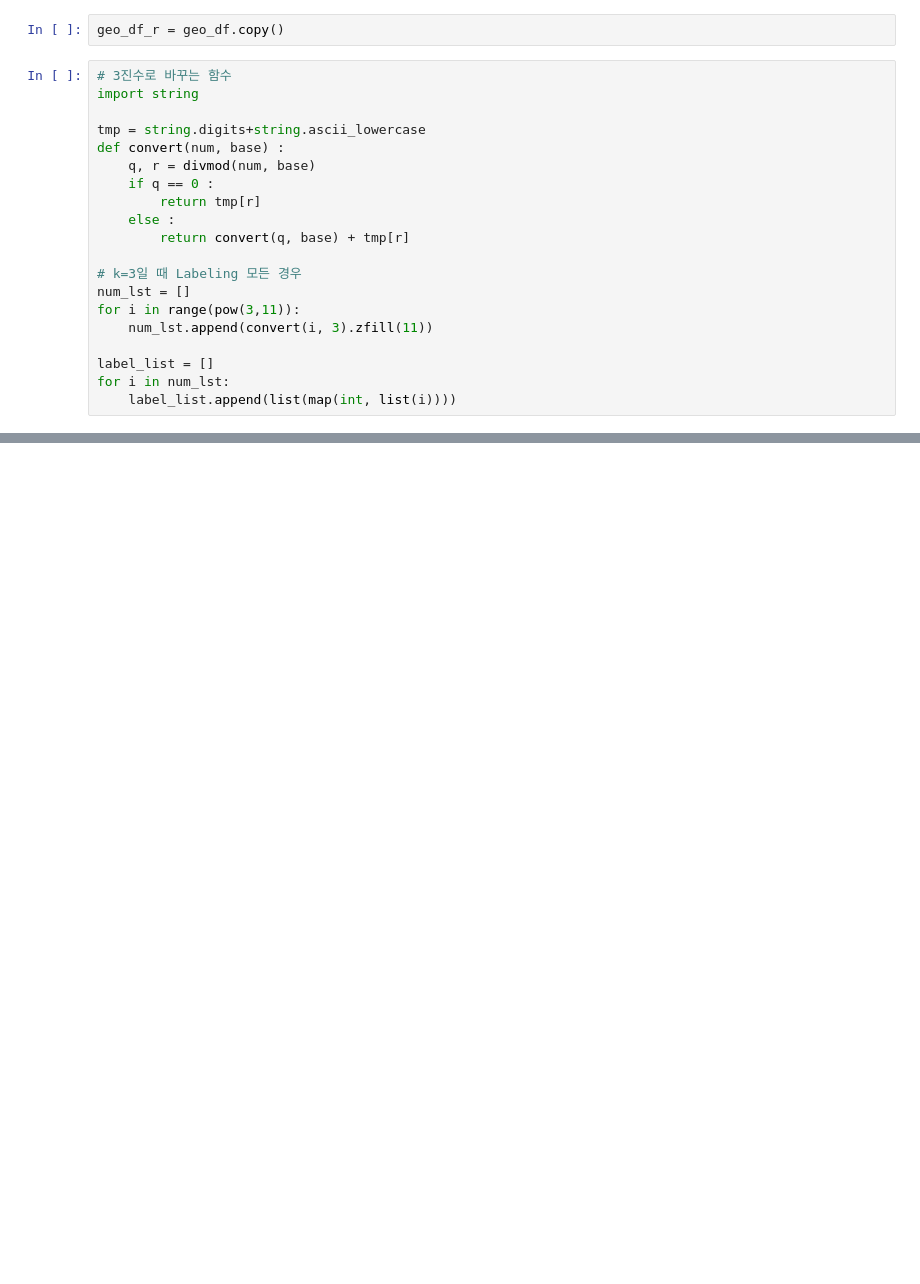
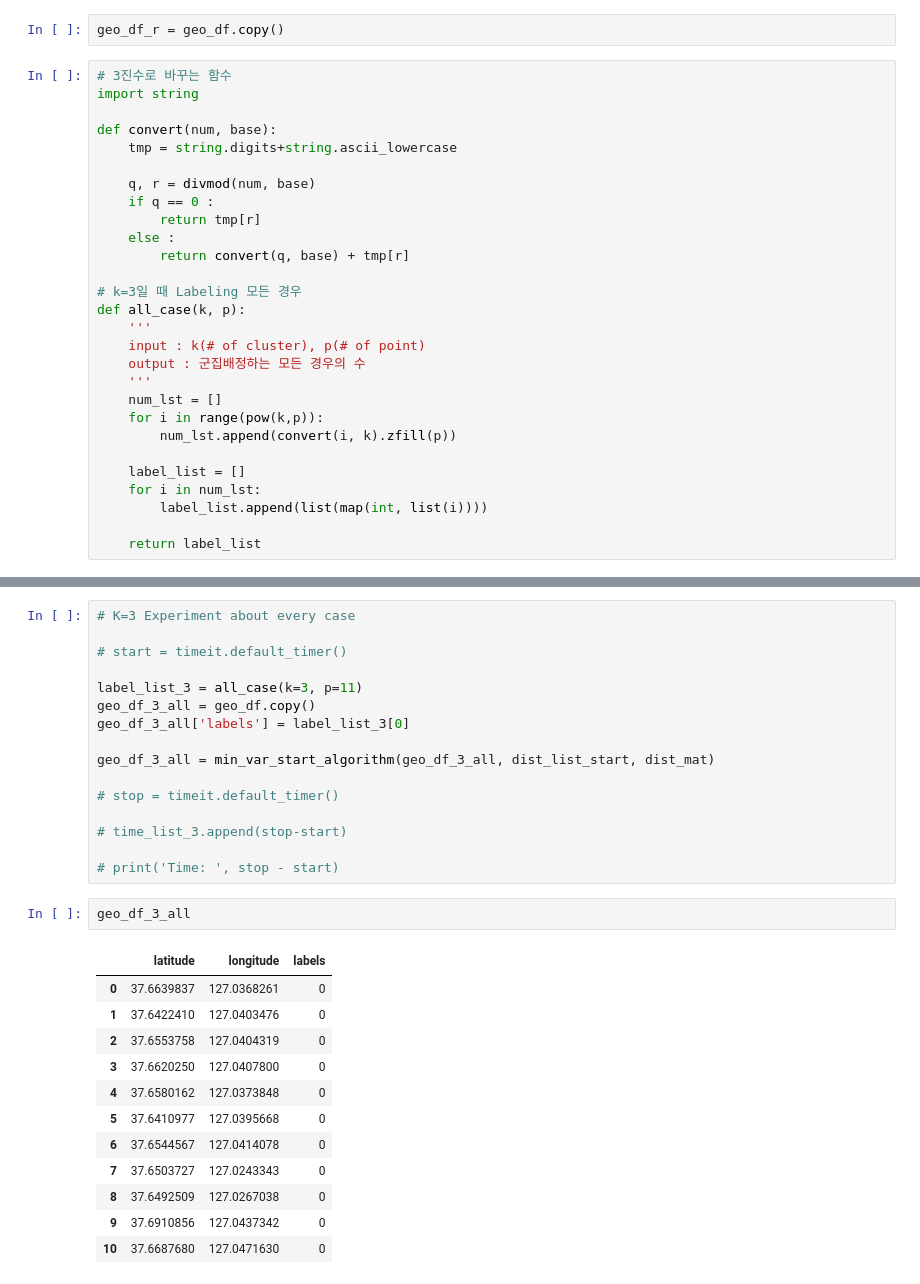
Before and after one commit to Park-taenam/Map_Clustering, a Jupyter notebook: clustering/clustering_experiment.ipynb, the cells around one changed output, grey strips where cells are left out. Cells and saved outputs as stored; diff of their text form; blank space fills up the shorter version.

Commit message:
Map clustering

```diff
--- a/clustering/clustering_experiment.ipynb
+++ b/clustering/clustering_experiment.ipynb
@@ -460,8 +444,9 @@ geo_df_r = geo_df.copy()
 # 3진수로 바꾸는 함수
 import string
 
-tmp = string.digits+string.ascii_lowercase
-def convert(num, base) :
+def convert(num, base):
+    tmp = string.digits+string.ascii_lowercase
+
     q, r = divmod(num, base)
     if q == 0 :
         return tmp[r]
@@ -469,10 +454,17 @@ def convert(num, base) :
         return convert(q, base) + tmp[r]
 
 # k=3일 때 Labeling 모든 경우
-num_lst = []
-for i in range(pow(3,11)):
-    num_lst.append(convert(i, 3).zfill(11))
+def all_case(k, p):
+    '''
+    input : k(# of cluster), p(# of point)
+    output : 군집배정하는 모든 경우의 수
+    '''
+    num_lst = []
+    for i in range(pow(k,p)):
+        num_lst.append(convert(i, k).zfill(p))
 
-label_list = []
-for i in num_lst:
-    label_list.append(list(map(int, list(i))))
+    label_list = []
+    for i in num_lst:
+        label_list.append(list(map(int, list(i))))
+
+    return label_list
@@ -483,0 +480,31 @@ NameError: name 'label_list' is not defined
+# %%
+# K=3 Experiment about every case
+
+# start = timeit.default_timer()
+
+label_list_3 = all_case(k=3, p=11)
+geo_df_3_all = geo_df.copy()
+geo_df_3_all['labels'] = label_list_3[0]
+
+geo_df_3_all = min_var_start_algorithm(geo_df_3_all, dist_list_start, dist_mat)
+
+# stop = timeit.default_timer()
+
+# time_list_3.append(stop-start)
+
+# print('Time: ', stop - start)
+# %%
+geo_df_3_all
+# %% [output]
+|  | latitude | longitude | labels |
+| 0 | 37.6639837 | 127.0368261 | 0 |
+| 1 | 37.6422410 | 127.0403476 | 0 |
+| 2 | 37.6553758 | 127.0404319 | 0 |
+| 3 | 37.6620250 | 127.0407800 | 0 |
+| 4 | 37.6580162 | 127.0373848 | 0 |
+| 5 | 37.6410977 | 127.0395668 | 0 |
+| 6 | 37.6544567 | 127.0414078 | 0 |
+| 7 | 37.6503727 | 127.0243343 | 0 |
+| 8 | 37.6492509 | 127.0267038 | 0 |
+| 9 | 37.6910856 | 127.0437342 | 0 |
+| 10 | 37.6687680 | 127.0471630 | 0 |
```
Also changed, not shown: parts of 8 cells of this notebook.
